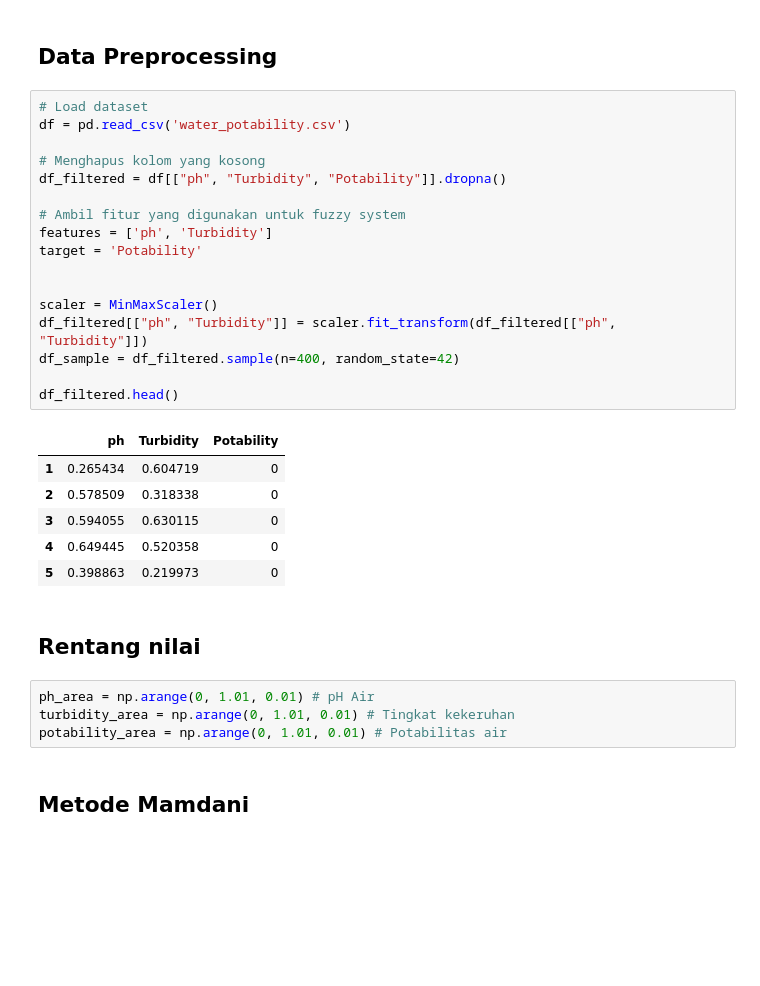
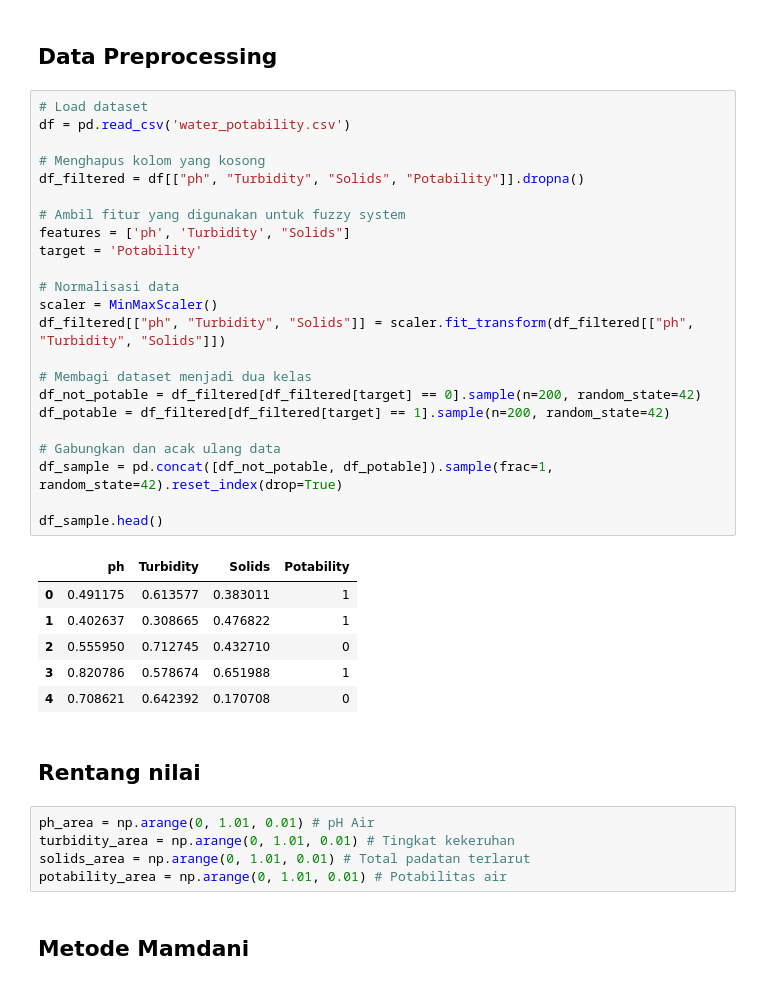
Before and after one commit to AriqNaufalF/tubes-dka, a Jupyter notebook: tubes_DKA.ipynb, the cells around one changed output. Cells and saved outputs as stored; diff of their text form; blank space fills up the shorter version.

```diff
--- a/tubes_DKA.ipynb
+++ b/tubes_DKA.ipynb
@@ -19,32 +19,39 @@ from sklearn.preprocessing import MinMaxScaler
 # %%
 # Load dataset
 df = pd.read_csv('water_potability.csv')
 
 # Menghapus kolom yang kosong
-df_filtered = df[["ph", "Turbidity", "Potability"]].dropna()
+df_filtered = df[["ph", "Turbidity", "Solids", "Potability"]].dropna()
 
 # Ambil fitur yang digunakan untuk fuzzy system
-features = ['ph', 'Turbidity']
+features = ['ph', 'Turbidity', "Solids"]
 target = 'Potability'
 
+# Normalisasi data
+scaler = MinMaxScaler()
+df_filtered[["ph", "Turbidity", "Solids"]] = scaler.fit_transform(df_filtered[["ph", "Turbidity", "Solids"]])
 
-scaler = MinMaxScaler()
-df_filtered[["ph", "Turbidity"]] = scaler.fit_transform(df_filtered[["ph", "Turbidity"]])
-df_sample = df_filtered.sample(n=400, random_state=42)
+# Membagi dataset menjadi dua kelas
+df_not_potable = df_filtered[df_filtered[target] == 0].sample(n=200, random_state=42)
+df_potable = df_filtered[df_filtered[target] == 1].sample(n=200, random_state=42)
 
-df_filtered.head()
+# Gabungkan dan acak ulang data
+df_sample = pd.concat([df_not_potable, df_potable]).sample(frac=1, random_state=42).reset_index(drop=True)
+
+df_sample.head()
 # %% [output]
-|  | ph | Turbidity | Potability |
-| 1 | 0.265434 | 0.604719 | 0 |
-| 2 | 0.578509 | 0.318338 | 0 |
-| 3 | 0.594055 | 0.630115 | 0 |
-| 4 | 0.649445 | 0.520358 | 0 |
-| 5 | 0.398863 | 0.219973 | 0 |
+|  | ph | Turbidity | Solids | Potability |
+| 0 | 0.491175 | 0.613577 | 0.383011 | 1 |
+| 1 | 0.402637 | 0.308665 | 0.476822 | 1 |
+| 2 | 0.555950 | 0.712745 | 0.432710 | 0 |
+| 3 | 0.820786 | 0.578674 | 0.651988 | 1 |
+| 4 | 0.708621 | 0.642392 | 0.170708 | 0 |
 # %% [markdown]
 ## Rentang nilai
 # %%
 ph_area = np.arange(0, 1.01, 0.01) # pH Air
 turbidity_area = np.arange(0, 1.01, 0.01) # Tingkat kekeruhan
+solids_area = np.arange(0, 1.01, 0.01) # Total padatan terlarut
 potability_area = np.arange(0, 1.01, 0.01) # Potabilitas air
 # %% [markdown]
 ## Metode Mamdani
```
Also changed, not shown: parts of 4 cells of this notebook.
